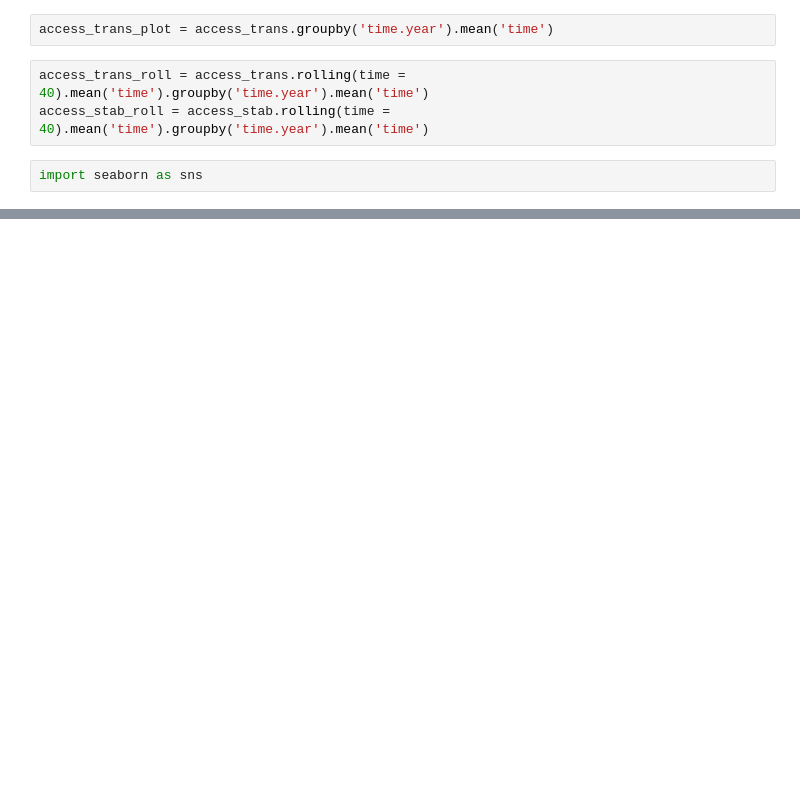
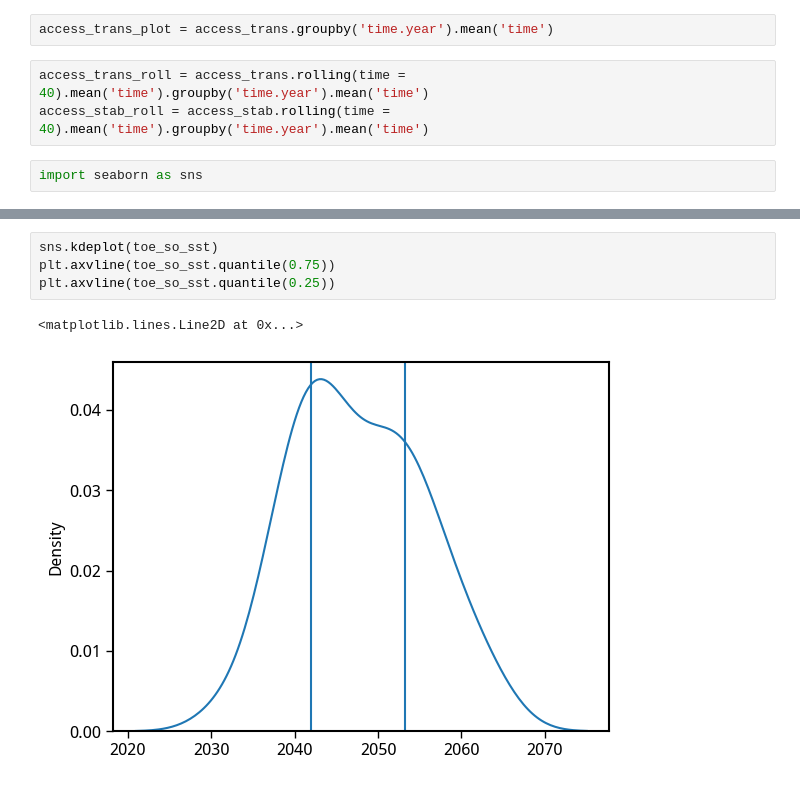
Before and after one commit to adisen99/net_zero_enso_pacific_changes, a Jupyter notebook: 02_access_lens_stabilised.ipynb, the cells around one changed output, grey strips where cells are left out. Drawn from its saved outputs; the diff is of its cells as text; blank space fills up the shorter version.

```diff
--- a/02_access_lens_stabilised.ipynb
+++ b/02_access_lens_stabilised.ipynb
@@ -465,0 +514,7 @@ plt.savefig('./images/different_gwls.png', dpi=300, bbox_inches='tight')
+# %%
+sns.kdeplot(toe_so_sst)
+plt.axvline(toe_so_sst.quantile(0.75))
+plt.axvline(toe_so_sst.quantile(0.25))
+# %% [output]
+<matplotlib.lines.Line2D at 0x...>
+[figure, added]
```
Also changed, not shown: parts of 16 cells of this notebook, 5 other files.
